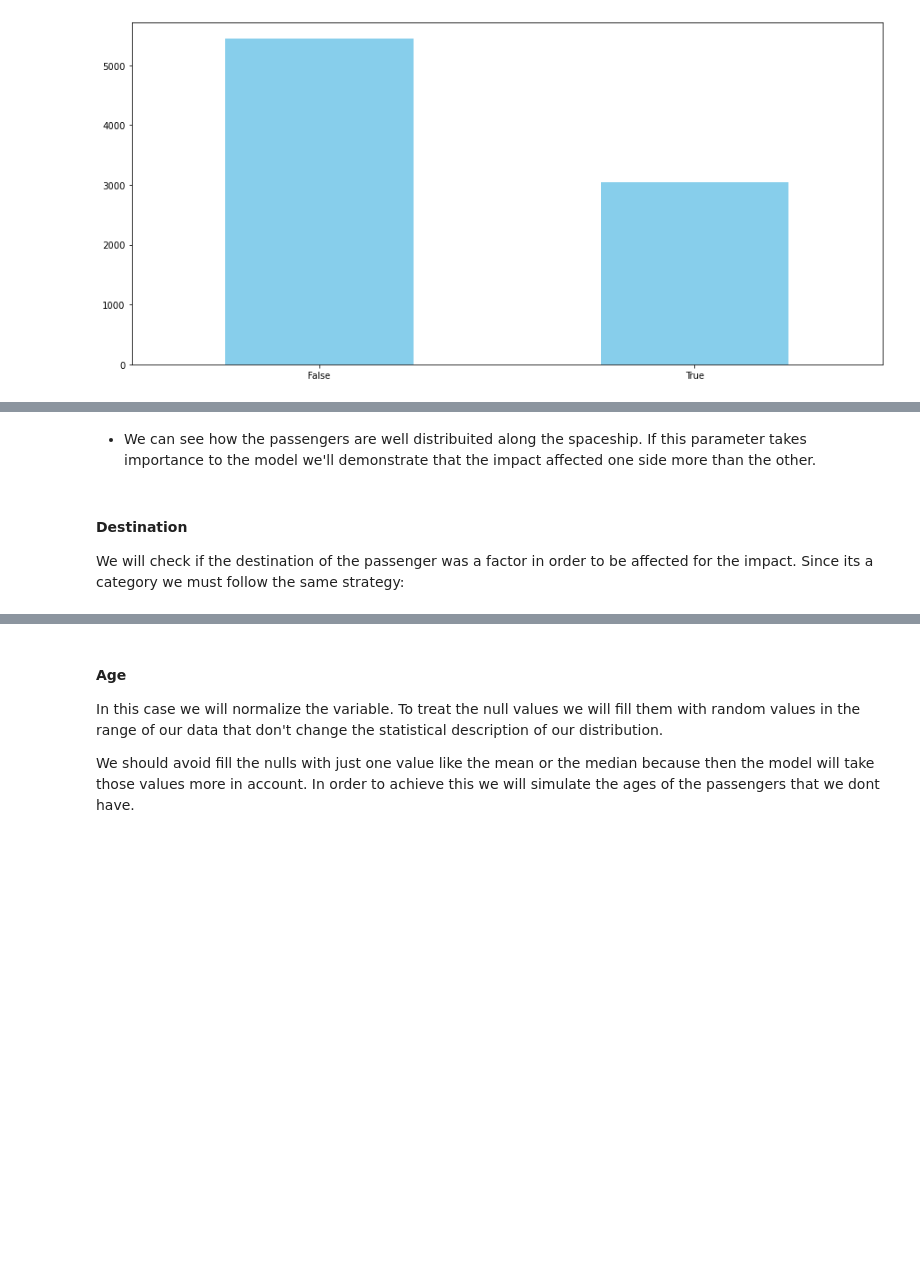
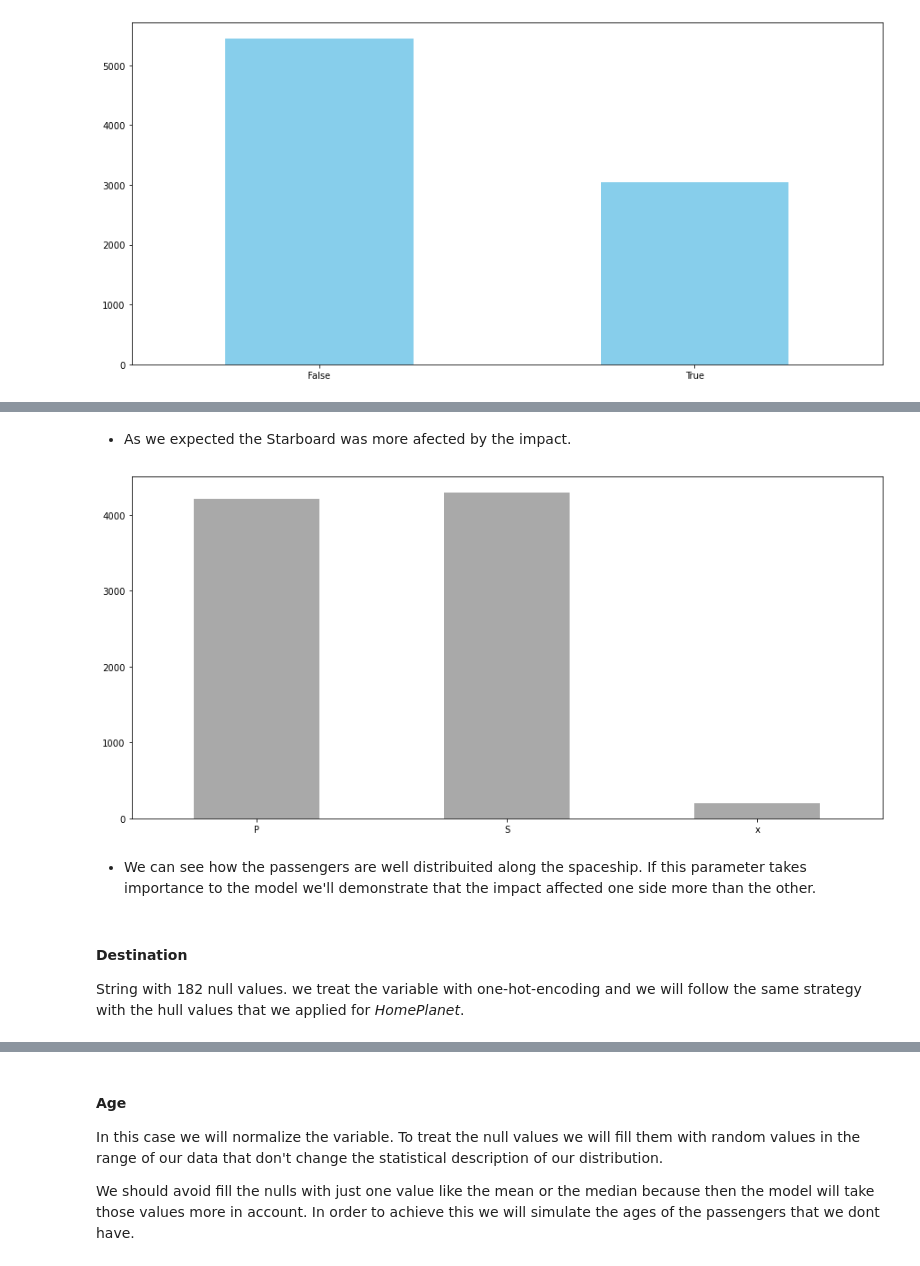
Before and after one commit to mateoricio/spaceship-titanic, a Jupyter notebook: spaceship-titanic.ipynb, the cells around one changed output, grey strips where cells are left out. Saved outputs shown, nothing was run; the diff lists cells and outputs as text; code cells hidden in the pictures; blank space fills up the shorter version.

```diff
--- a/spaceship-titanic.ipynb
+++ b/spaceship-titanic.ipynb
@@ -109,6 +163,10 @@ df['Side'] = [ df['Cabin'].str.split('/')[x][2] for x in range(len(df)) ]
+# %% [markdown]
+* As we expected the Starboard was more afected by the impact.
 # %%
 pd.get_dummies(df['Side']).sum().\
-    plot.bar(rot=0, color = 'lightgrey', figsize = (15, 7));
+    plot.bar(rot=0, color = 'darkgrey', figsize = (15, 7));
+# %% [output]
+[figure, added]
 # %% [markdown]
 * We can see how the passengers are well distribuited along the spaceship. If this parameter takes importance to the model we'll demonstrate that the impact affected one side more than the other.
 # %%
@@ -118,6 +176,6 @@ df = pd.concat([df, pd.get_dummies(df['Side'])], axis = 1).\
-# %% [markdown]
-#### Destination
-
-We will check if the destination of the passenger was a factor in order to be affected for the impact. Since its a category we must follow the same strategy:
+# %% [markdown]
+#### Destination
+
+String with 182 null values. we treat the variable with one-hot-encoding and we will follow the same strategy with the hull values that we applied for *HomePlanet*.
 # %%
 df['Destination'].unique()
```
Also changed, not shown: parts of 46 cells of this notebook.
